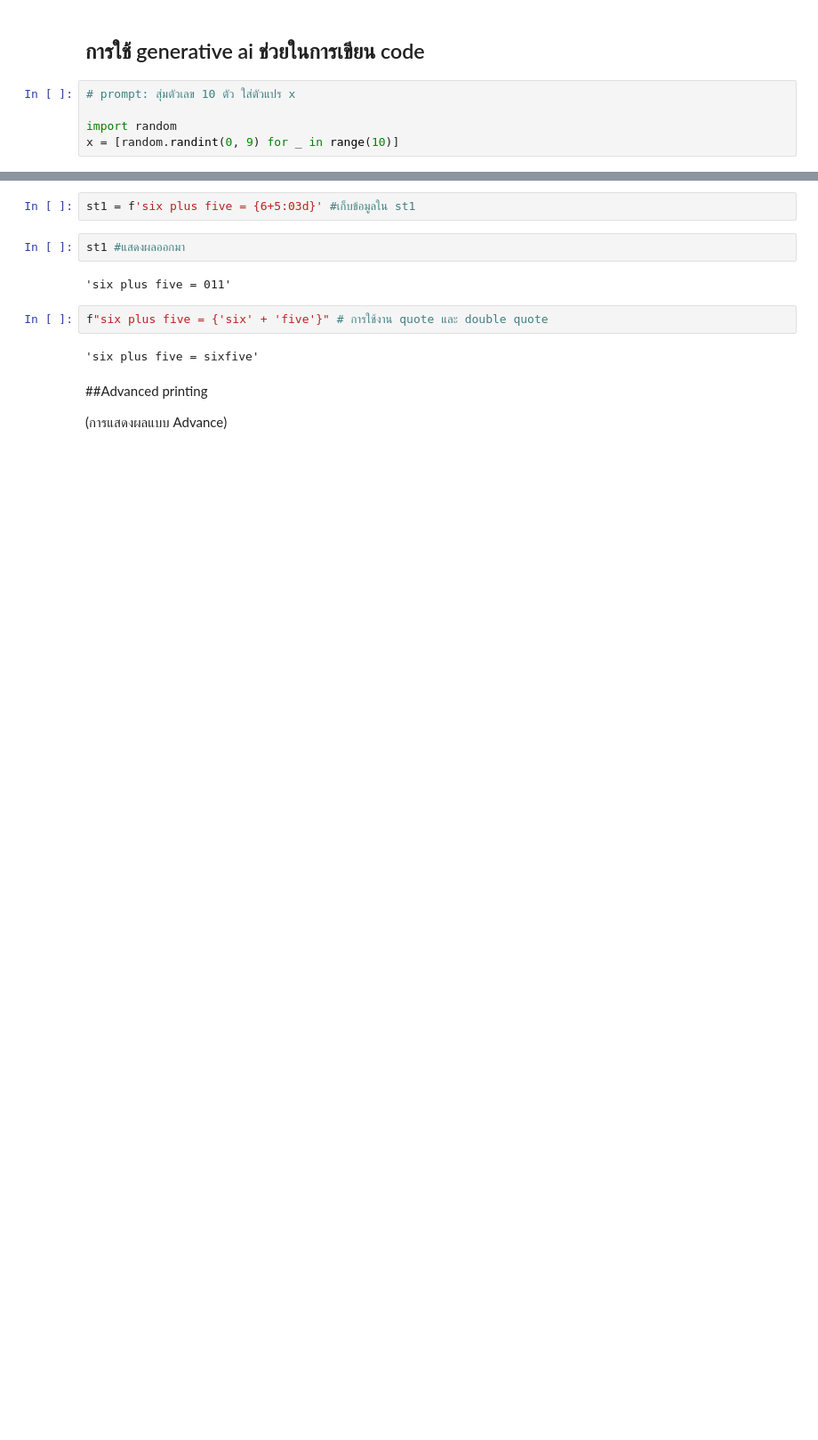
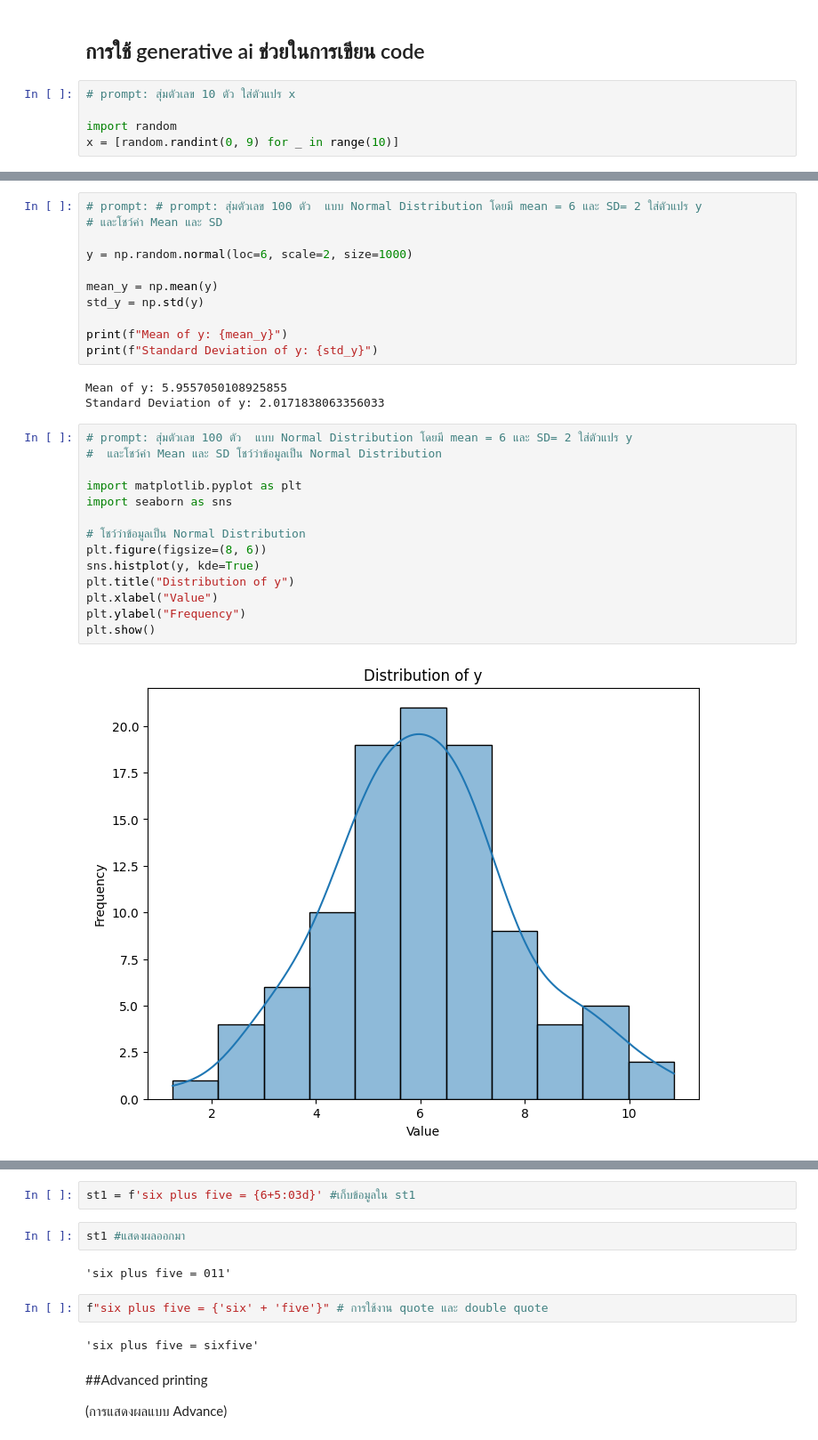
Before and after one commit to 16pynkn/MSC_DPDM_2025, a Jupyter notebook: Class_of_Python101_(dpdm25).ipynb, the cells around one changed output, grey strips where cells are left out. Shown at 89% size. Drawn from its saved outputs; the diff is of its cells as text; blank space fills up the shorter version.

```diff
--- a/Class_of_Python101_(dpdm25).ipynb
+++ b/Class_of_Python101_(dpdm25).ipynb
@@ -103,0 +188,30 @@ print(x)
+# %%
+# prompt: # prompt: สุ่มตัวเลข 100 ตัว  แบบ Normal Distribution โดยมี mean = 6 และ SD= 2 ใส่ตัวแปร y
+# และโชว์ค่า Mean และ SD
+
+y = np.random.normal(loc=6, scale=2, size=1000)
+
+mean_y = np.mean(y)
+std_y = np.std(y)
+
+print(f"Mean of y: {mean_y}")
+print(f"Standard Deviation of y: {std_y}")
+# %% [output]
+Mean of y: 5.9557050108925855
+Standard Deviation of y: 2.0171838063356033
+# %%
+# prompt: สุ่มตัวเลข 100 ตัว  แบบ Normal Distribution โดยมี mean = 6 และ SD= 2 ใส่ตัวแปร y
+#  และโชว์ค่า Mean และ SD โชว์ว่าข้อมูลเป็น Normal Distribution
+
+import matplotlib.pyplot as plt
+import seaborn as sns
+
+# โชว์ว่าข้อมูลเป็น Normal Distribution
+plt.figure(figsize=(8, 6))
+sns.histplot(y, kde=True)
+plt.title("Distribution of y")
+plt.xlabel("Value")
+plt.ylabel("Frequency")
+plt.show()
+# %% [output]
+[figure, added]
```
Also changed, not shown: parts of 82 cells of this notebook.
